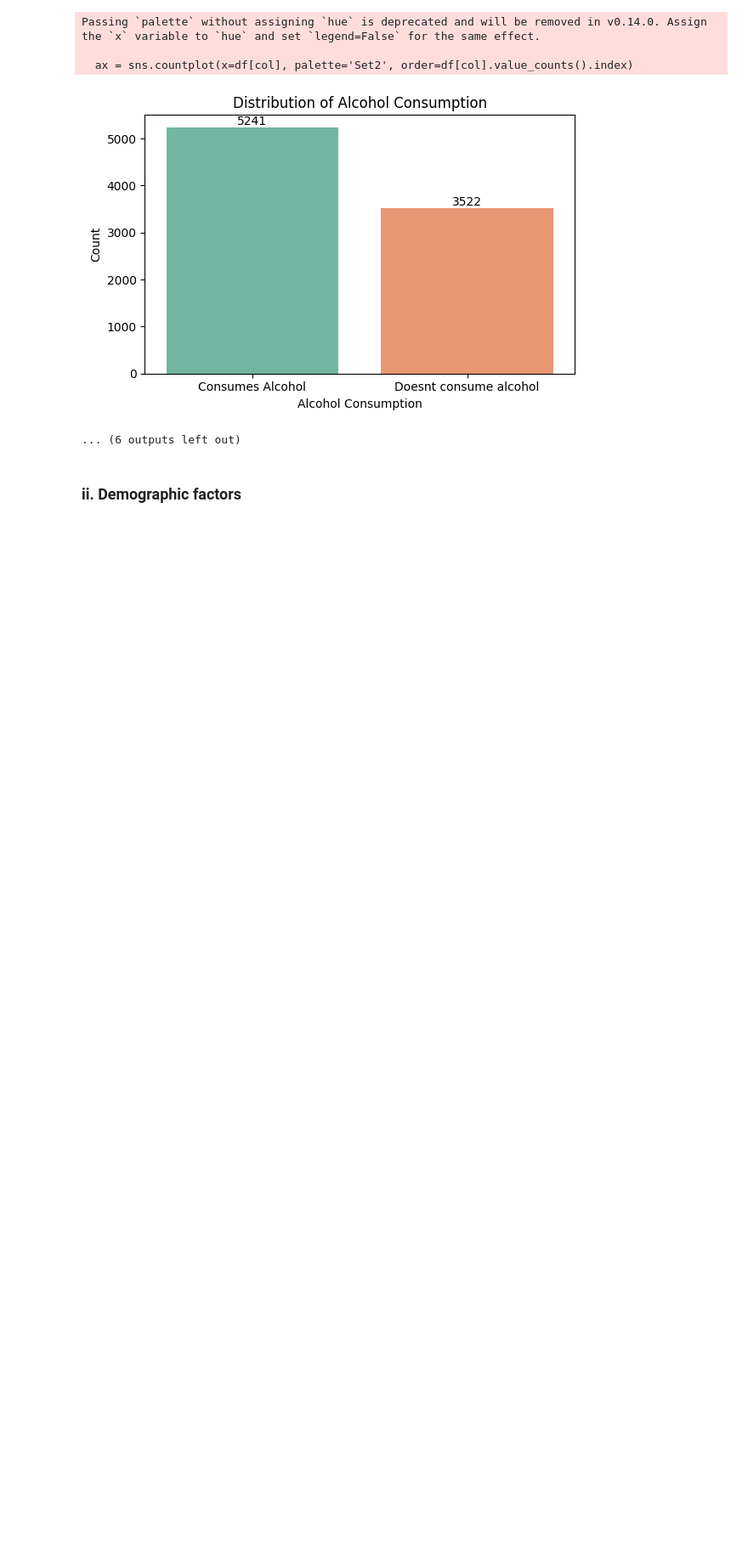
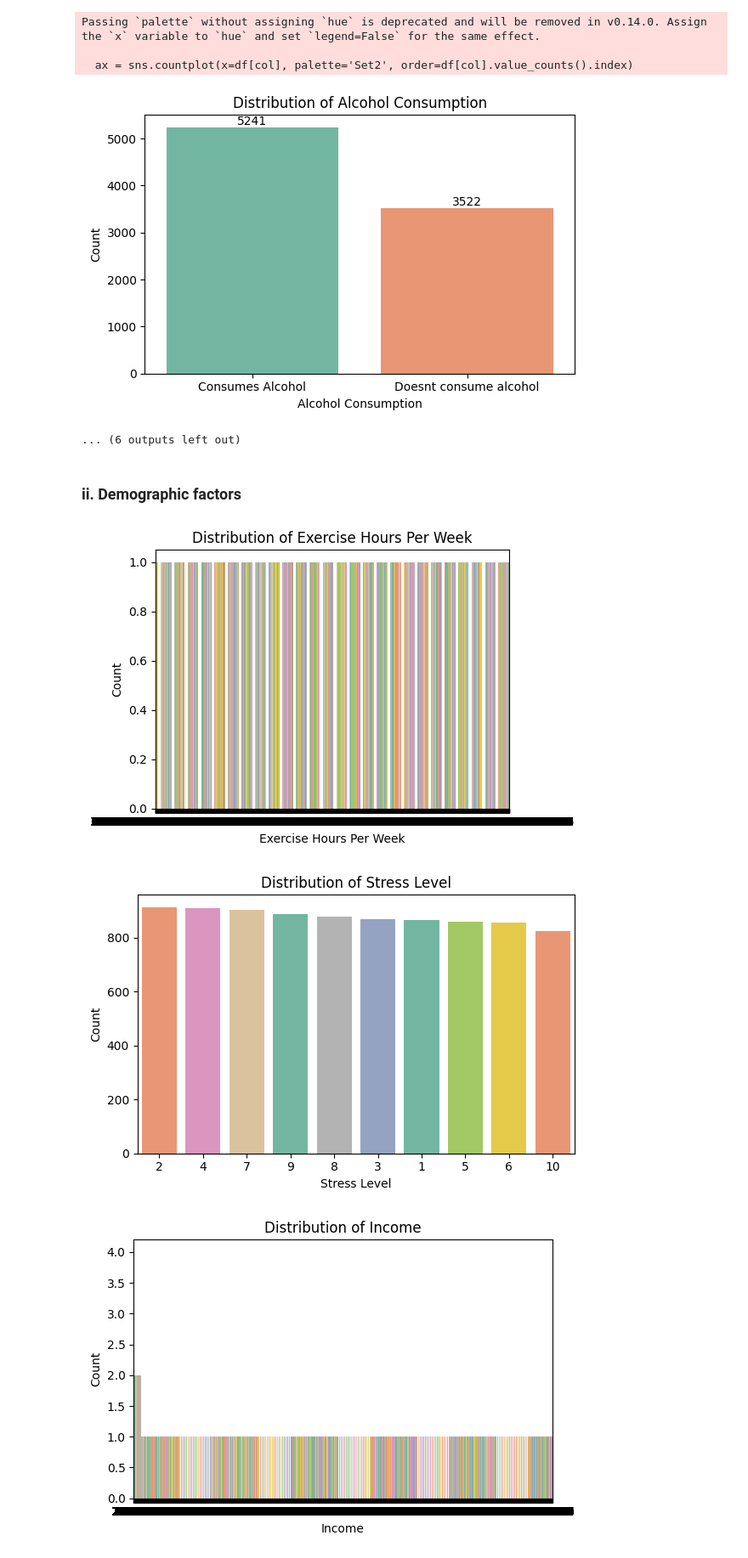
Before and after one commit to taimoorbinnasir/Heart-Attack-Risk-Prediction, a Jupyter notebook: group10_main.ipynb, the cells around one changed output. Shown: that part at 85% size. Saved outputs shown, nothing was run; the diff lists cells and outputs as text; code cells hidden in the pictures; blank space fills up the shorter version.

```diff
--- a/group10_main.ipynb
+++ b/group10_main.ipynb
@@ -246,22 +227,26 @@ Passing `palette` without assigning `hue` is deprecated and will be removed in v
 <h3>ii. Demographic factors</h3>
 # %%
 demographic_factors = ['Exercise Hours Per Week', 'Stress Level', 'Income', 'Sedentary Hours Per Day',
-                       'Physical Activity Days Per Week', 'Sleep Hours per Day', 'Continent', 'Hemisphere']
+                       'Physical Activity Days Per Week', 'Sleep Hours Per Day', 'Continent', 'Hemisphere']
 
 for col in demographic_factors:
     plt.figure(figsize=(6, 4))
     sns.countplot(x=df[col], hue=df[col], palette='Set2', order=df[col].value_counts().index, legend=False)
     plt.title(f'Distribution of {col}')
     plt.xlabel(col)
     plt.ylabel('Count')
     plt.xticks(rotation=0)
     plt.tight_layout()
     plt.show()
 
 plt.figure(figsize=(12, 6))
 sns.countplot(y=df['Country'], order=df['Country'].value_counts().index, palette='Set2',hue=df['Country'],)
 plt.title('Distribution by Country')
 plt.xlabel('Count')
 plt.ylabel('Country')
 plt.tight_layout()
 plt.show()
+# %% [output]
+[figure, added]
+[figure, added]
+[figure, added]
```
Also changed, not shown: parts of 9 cells of this notebook.
